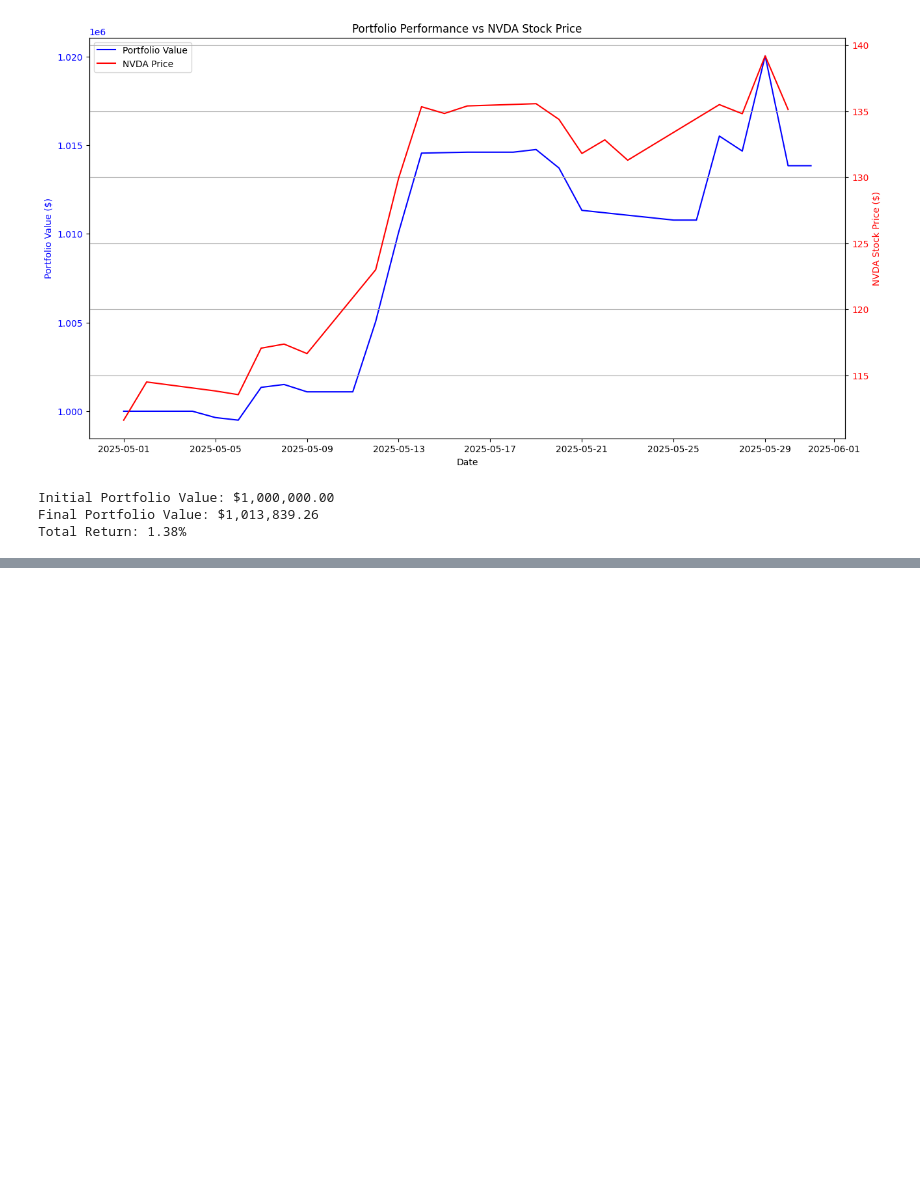
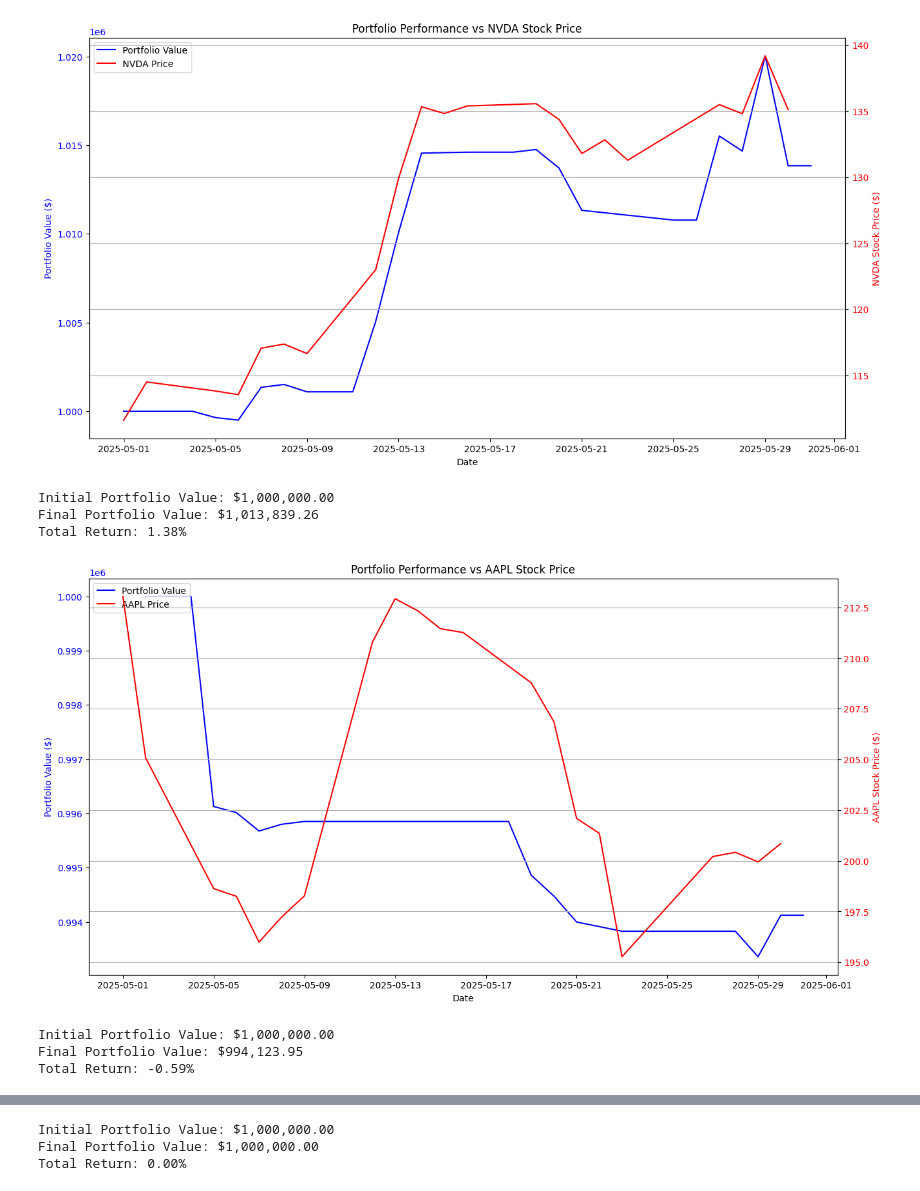
Before and after one commit to Z4KH/brainrot, a Jupyter notebook: experiments/results/graphs.ipynb, the cells around one changed output, grey strips where cells are left out. Drawn from its saved outputs; the diff is of its cells as text; code cells hidden in the pictures; blank space fills up the shorter version.

Commit message:
new notebook for graphs

```diff
--- a/experiments/results/graphs.ipynb
+++ b/experiments/results/graphs.ipynb
@@ -46,31 +46,46 @@ def plot_portfolio_vs_stock(ticker, performance_path, prices_path):
     ax2.tick_params(axis='y', labelcolor='red')
 
     # Combine legends
     lines = line1 + line2
     labels = [l.get_label() for l in lines]
     ax1.legend(lines, labels, loc='upper left')
 
     plt.title(f'Portfolio Performance vs {ticker} Stock Price')
     plt.grid(True)
     plt.show()
 
     # Calculate and display performance metrics
     initial_value = 1000000  # $1M starting value
     final_value = performance_df['net_worth'].iloc[-1]
     total_return = (final_value - initial_value) / initial_value * 100
 
     print(f"Initial Portfolio Value: ${initial_value:,.2f}")
     print(f"Final Portfolio Value: ${final_value:,.2f}")
     print(f"Total Return: {total_return:.2f}%")
 
-# Example usage with NVDA
 plot_portfolio_vs_stock(
     ticker='NVDA',
     performance_path="NVDA/performance.csv",
     prices_path="../../experiments/prices.csv"
 )
+
+plot_portfolio_vs_stock(
+    ticker='AAPL',
+    performance_path="AAPL/performance.csv",
+    prices_path="../../experiments/prices.csv"
+)
+
+plot_portfolio_vs_stock(
+    ticker='TSLA',
+    performance_path="TSLA/performance.csv",
+    prices_path="../../experiments/prices.csv"
+)
 # %% [output]
 [figure]
 Initial Portfolio Value: $1,000,000.00
 Final Portfolio Value: $1,013,839.26
 Total Return: 1.38%
+[figure, added]
+Initial Portfolio Value: $1,000,000.00
+Final Portfolio Value: $994,123.95
+Total Return: -0.59%
@@ -76,0 +93,3 @@ Total Return: 1.38%
+Initial Portfolio Value: $1,000,000.00
+Final Portfolio Value: $1,000,000.00
+Total Return: 0.00%
```
Also changed, not shown: parts of 1 cell of this notebook.
